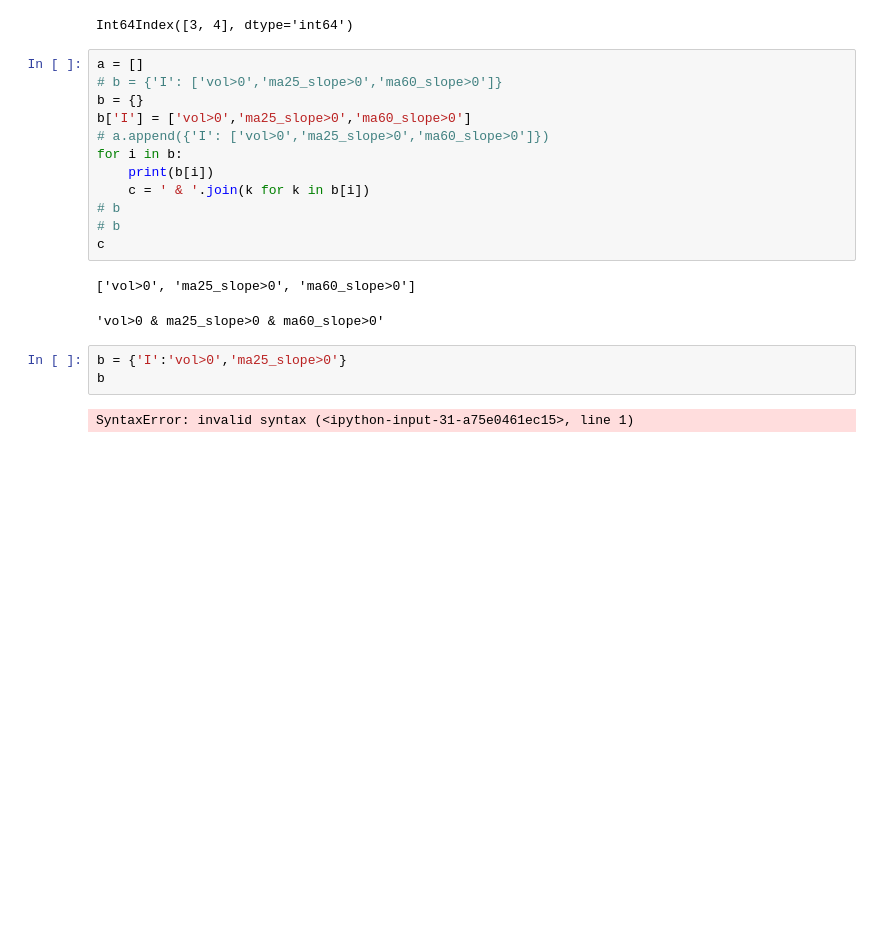
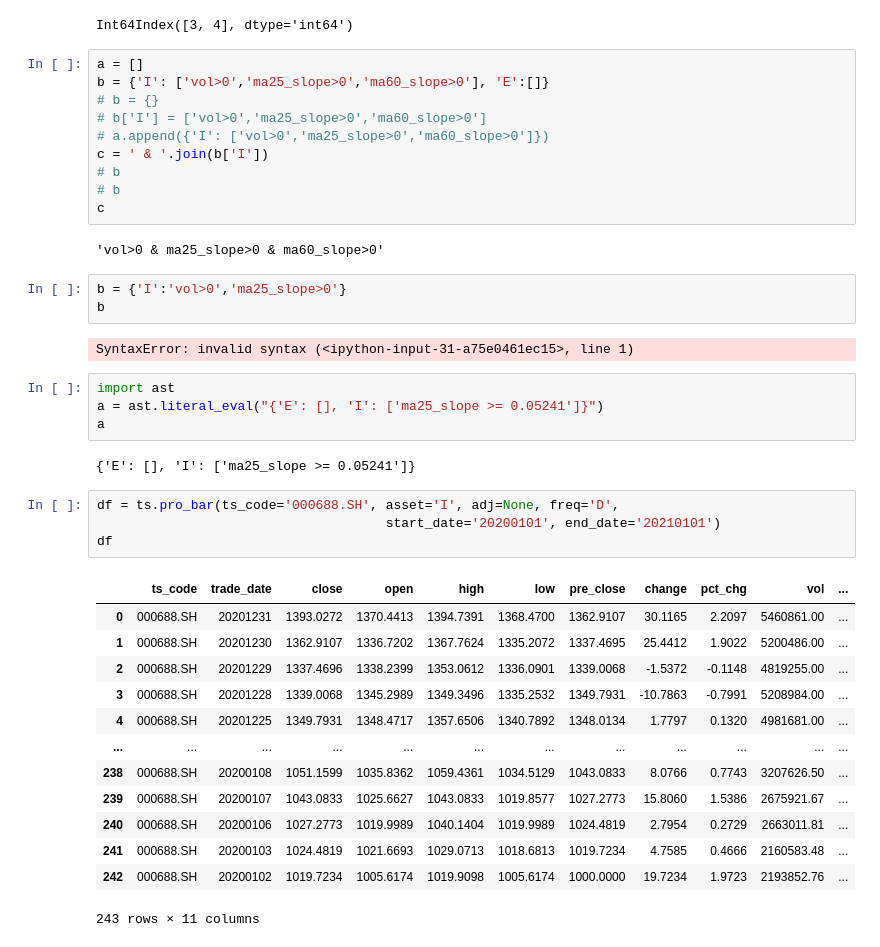
Before and after one commit to bizeasy17/investtrack, a Jupyter notebook: jupyternb/Machine Learning Foundations.ipynb, the cells around one changed output. Cells and saved outputs as stored; diff of their text form; blank space fills up the shorter version.

```diff
--- a/jupyternb/Machine Learning Foundations.ipynb
+++ b/jupyternb/Machine Learning Foundations.ipynb
@@ -246,21 +246,42 @@ idx1.intersection(idx2)
 Int64Index([3, 4], dtype='int64')
 # %%
 a = []
-# b = {'I': ['vol>0','ma25_slope>0','ma60_slope>0']}
-b = {}
-b['I'] = ['vol>0','ma25_slope>0','ma60_slope>0']
+b = {'I': ['vol>0','ma25_slope>0','ma60_slope>0'], 'E':[]}
+# b = {}
+# b['I'] = ['vol>0','ma25_slope>0','ma60_slope>0']
 # a.append({'I': ['vol>0','ma25_slope>0','ma60_slope>0']})
-for i in b:
-    print(b[i])
-    c = ' & '.join(k for k in b[i])
+c = ' & '.join(b['I'])
 # b
 # b
 c
 # %% [output]
-['vol>0', 'ma25_slope>0', 'ma60_slope>0']
+'vol>0 & ma25_slope>0 & ma60_slope>0'
-'vol>0 & ma25_slope>0 & ma60_slope>0'
 # %%
 b = {'I':'vol>0','ma25_slope>0'}
 b
 # %% [output]
 SyntaxError: invalid syntax (<ipython-input-31-a75e0461ec15>, line 1)
+# %%
+import ast
+a = ast.literal_eval("{'E': [], 'I': ['ma25_slope >= 0.05241']}")
+a
+# %% [output]
+{'E': [], 'I': ['ma25_slope >= 0.05241']}
+# %%
+df = ts.pro_bar(ts_code='000688.SH', asset='I', adj=None, freq='D',
+                                     start_date='20200101', end_date='20210101')
+df
+# %% [output]
+|  | ts_code | trade_date | close | open | high | low | pre_close | change | pct_chg | vol | ... |
+| 0 | 000688.SH | 20201231 | 1393.0272 | 1370.4413 | 1394.7391 | 1368.4700 | 1362.9107 | 30.1165 | 2.2097 | 5460861.00 | ... |
+| 1 | 000688.SH | 20201230 | 1362.9107 | 1336.7202 | 1367.7624 | 1335.2072 | 1337.4695 | 25.4412 | 1.9022 | 5200486.00 | ... |
+| 2 | 000688.SH | 20201229 | 1337.4696 | 1338.2399 | 1353.0612 | 1336.0901 | 1339.0068 | -1.5372 | -0.1148 | 4819255.00 | ... |
+| 3 | 000688.SH | 20201228 | 1339.0068 | 1345.2989 | 1349.3496 | 1335.2532 | 1349.7931 | -10.7863 | -0.7991 | 5208984.00 | ... |
+| 4 | 000688.SH | 20201225 | 1349.7931 | 1348.4717 | 1357.6506 | 1340.7892 | 1348.0134 | 1.7797 | 0.1320 | 4981681.00 | ... |
+| ... | ... | ... | ... | ... | ... | ... | ... | ... | ... | ... | ... |
+| 238 | 000688.SH | 20200108 | 1051.1599 | 1035.8362 | 1059.4361 | 1034.5129 | 1043.0833 | 8.0766 | 0.7743 | 3207626.50 | ... |
+| 239 | 000688.SH | 20200107 | 1043.0833 | 1025.6627 | 1043.0833 | 1019.8577 | 1027.2773 | 15.8060 | 1.5386 | 2675921.67 | ... |
+| 240 | 000688.SH | 20200106 | 1027.2773 | 1019.9989 | 1040.1404 | 1019.9989 | 1024.4819 | 2.7954 | 0.2729 | 2663011.81 | ... |
+| 241 | 000688.SH | 20200103 | 1024.4819 | 1021.6693 | 1029.0713 | 1018.6813 | 1019.7234 | 4.7585 | 0.4666 | 2160583.48 | ... |
+| 242 | 000688.SH | 20200102 | 1019.7234 | 1005.6174 | 1019.9098 | 1005.6174 | 1000.0000 | 19.7234 | 1.9723 | 2193852.76 | ... |
+243 rows × 11 columns
```
Also changed, not shown: 15 other files.
